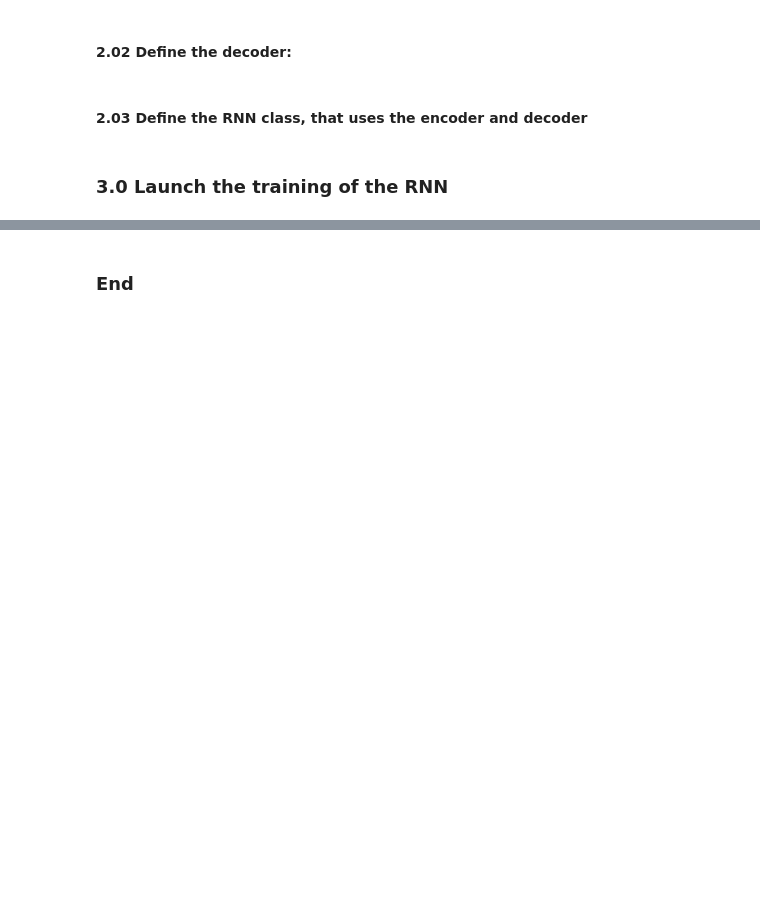
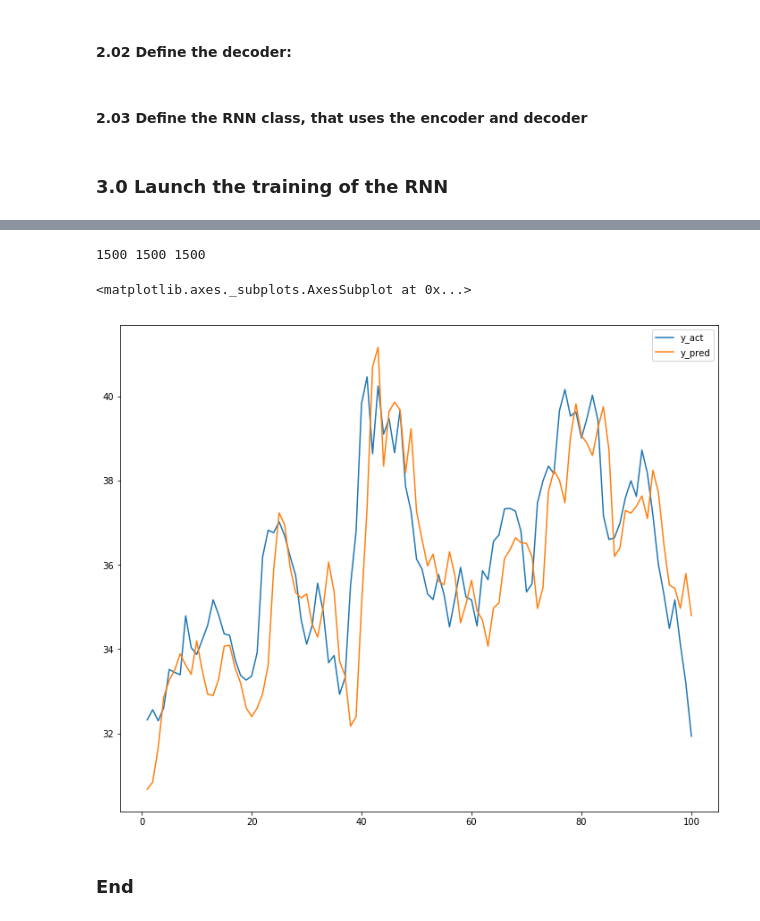
Before and after one commit to bgithub1/da_rnn, a Jupyter notebook: da_rnn_from_csv.ipynb, the cells around one changed output, grey strips where cells are left out. Drawn from its saved outputs; the diff is of its cells as text; code cells hidden in the pictures; blank space fills up the shorter version.

```diff
--- a/da_rnn_from_csv.ipynb
+++ b/da_rnn_from_csv.ipynb
@@ -530,6 +497,7 @@ pickle.dump(m,open('da_rnn.pt','wb'))
 # %%
-m2 = pickle.load(open('da_rnn.pt','rb'))
-y_pred_df_2 = pred_df(df_partial.iloc[-3010:],m2)
+m2 = pickle.load(open(f'{FILE_NAME_NO_EXT}.pt','rb'))
+test_size_2 = m2.X.shape[0] - m2.train_size
+y_pred_df_2 = pred_df(df_partial.iloc[-1*test_size_2:],m2)
 yp_model_2 = m2.predict(on_train = False)
 np.mean(y_pred_df_2),np.mean(yp_model_2)
 # %% [output]
@@ -537,2 +509,18 @@ np.mean(y_pred_df_2),np.mean(yp_model_2)
+# %%
+y_test_size = len(df_partial) - m2.train_size
+y_act = np.array(df_partial.iloc[-1 * y_test_size:]['NDX']) - m2.y_train_mean
+y_pred = yp_model_2[-1 * y_test_size:]
+print(y_test_size,len(y_act),len(y_pred))
+df_review = pd.DataFrame({'y_act':y_act,'y_pred':y_pred})
+
+num_to_view = 100
+
+beg_index = 1
+end_index = bi+num_to_view
+df_review.iloc[beg_index:end_index].plot(y=['y_act','y_pred'],figsize=(12,10))
+# %% [output]
+1500 1500 1500
+<matplotlib.axes._subplots.AxesSubplot at 0x...>
+[figure, added]
 # %% [markdown]
 ### End
```
Also changed, not shown: parts of 27 cells of this notebook, 4 other files.
